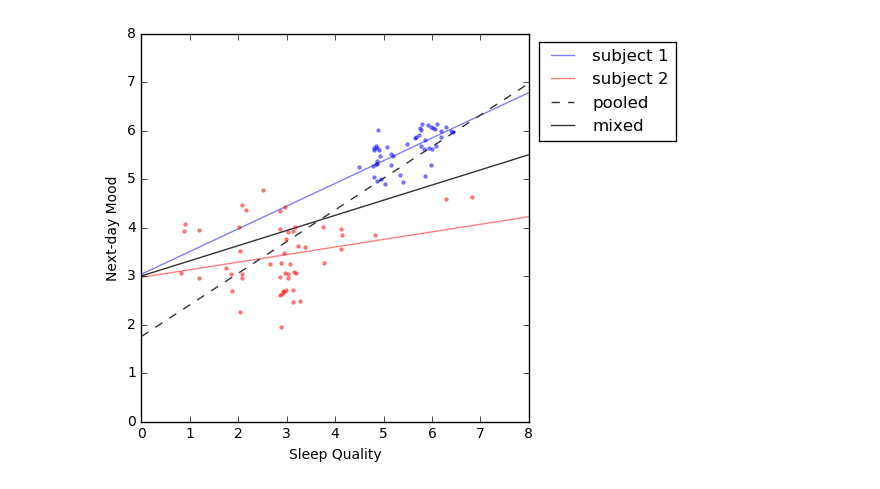
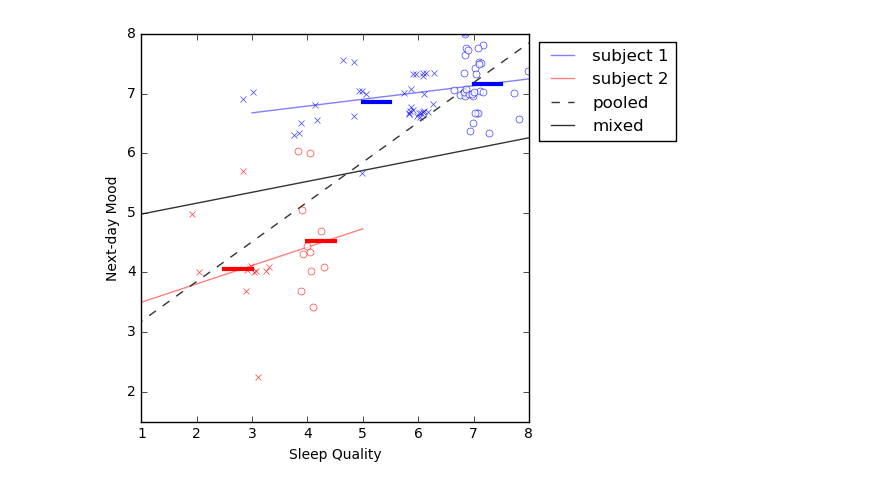
Before and after one commit to striantafillou/causality, a Jupyter notebook: mixed_effects.ipynb, the cells around one changed output. Drawn from its saved outputs; the diff is of its cells as text; code cells hidden in the pictures.

```diff
--- a/mixed_effects.ipynb
+++ b/mixed_effects.ipynb
@@ -32,14 +32,3 @@ data_all = data_all.reset_index(drop=True)
 with open('../CS120/Assessment/assessment.dat') as f:
     ass = pickle.load(f)
 f.close()
-# %%
-import matplotlib.pyplot as plt
-%matplotlib inline
-
-md = smf.mixedlm('mood ~ quality', data_all, groups=data_all['subject'], re_formula="~quality")
-mdf = md.fit()
-print mdf.summary()
-
-RE = np.array(mdf.random_effects)
-
-plt.hist(RE,10);
@@ -78,5 +34,0 @@ for i, subj in enumerate(subjects):
-# %%
-md = smf.mixedlm('quality ~ mood_prev', data_all, groups=data_all['subject'], re_formula="~mood_prev")
-mdf = md.fit()
-print mdf.summary()
-RE = np.array(mdf.random_effects)
@@ -206,32 +88,40 @@ from psm_causal_effects import psm_causal_effects
 import matplotlib.pyplot as plt
 %matplotlib inline
 
-ind1 = 40
-ind2 = 140
+np.random.seed(seed=1)
+
+noise_amp_mood = 0.05#0.075
+noise_amp_quality = 0.15#0.2
+
+ind1 = 6
+ind2 = 100
+
+# removing nan rows
+data1 = data[ind1].dropna()
+data1 = data1.reset_index(drop=True)
+data2 = data[ind2].dropna()
+data2 = data2.reset_index(drop=True)
 
 plt.figure(figsize=[5,5])
-plt.plot([0,8], [betas_s2m[ind1, 0],betas_s2m[ind1,0]+betas_s2m[ind1,1]*8], linewidth=1, alpha=.5, color=(0,0,1))
-plt.plot([0,8], [betas_s2m[ind2, 0],betas_s2m[ind2,0]+betas_s2m[ind2,1]*8], linewidth=1, alpha=.5, color=(1,0,0))
-#plt.plot([0,8], [mdf.params[0],mdf.params[0]+mdf.params[1]*8], color=(.2,.2,.2), linewidth=1)
+plt.plot([3,8], [betas_s2m[ind1, 0]+betas_s2m[ind1,1]*3,betas_s2m[ind1,0]+betas_s2m[ind1,1]*8], linewidth=1, alpha=.5, color=(0,0,1), linestyle='-')
+plt.plot([1,5], [betas_s2m[ind2, 0]+betas_s2m[ind2,1]*1,betas_s2m[ind2,0]+betas_s2m[ind2,1]*5], linewidth=1, alpha=.5, color=(1,0,0), linestyle='-')
 
-data_2  = pd.concat([data[ind1], data[ind2]],axis=0)
-data_2 = data_2[['subject','mood','quality','mood_prev','daytype']]
-data_2 = data_2.dropna()
-data_2 = data_2.reset_index(drop=True)
+data_p  = pd.concat([data1, data2],axis=0)
+data_p = data_p[['subject','mood','quality']]
 
 #pooled regression
-md = smf.glm('mood ~ quality', data_2)
+md = smf.glm('mood ~ quality', data_p)
 mdf = md.fit()
 plt.plot([0,8], [mdf.params[0],mdf.params[0]+mdf.params[1]*8], color=(.2,.2,.2), linewidth=1, linestyle='--')
 
 #mixed linear models regression
-# md = smf.mixedlm('quality ~ mood_prev', data_2, groups=data_2['subject'], re_formula="~mood_prev")
-md = smf.mixedlm('mood ~ quality', data_2, groups=data_2['subject'], re_formula="~quality")
+md = smf.mixedlm('mood ~ quality', data_p, groups=data_p['subject'], re_formula="~quality")
 mdf = md.fit()
 plt.plot([0,8], [mdf.params[0],mdf.params[0]+mdf.params[1]*8], color=(.2,.2,.2), linewidth=1)
 
 #psm
-# coef = psm_causal_effects(treatment=data_2['quality'], outcome=data_2['mood'], confound=['mood_prev','stress_prev','daytype'], scorefun='unmatched', output='linear')
+score1, ind_t1, ind_c1 = psm_causal_effects(treatment=data1['quality'], outcome=data1['mood'], confound=data1[['mood_prev','stress_prev','daytype','dow','act_prev','quality_prev','mean_temp']], scorefun='replacement', output='difference', return_indices=True)
+score2, ind_t2, ind_c2 = psm_causal_effects(treatment=data2['quality'], outcome=data2['mood'], confound=data2[['mood_prev','stress_prev','daytype','dow','act_prev','quality_prev','mean_temp']], scorefun='replacement', output='difference', return_indices=True)
 
 plt.xlabel('Sleep Quality')
 plt.ylabel('Next-day Mood')
@@ -240,9 +130,36 @@ plt.ylim([0,8])
 
 plt.legend(['subject 1','subject 2','pooled','mixed'],bbox_to_anchor=(1.4, 1))
 
-plt.plot(data[ind1]['quality']+0.2*np.random.randn(data[ind1].shape[0]),data[ind1]['mood']+0.075*np.random.randn(data[ind1].shape[0]),'.',markersize=5,\
-        color=(0,0,1),alpha=.5)
-plt.plot(data[ind2]['quality']+0.2*np.random.randn(data[ind2].shape[0]),data[ind2]['mood']+0.075*np.random.randn(data[ind2].shape[0]),'.',markersize=5,\
-        color=(1,0,0),alpha=.5)
-# plt.box('off')
+#noise vectors
+n_quality_1 = noise_amp_quality*np.random.randn(ind_t1.size)
+n_quality_2 = noise_amp_quality*np.random.randn(ind_t2.size)
+n_mood_1 = noise_amp_mood*np.random.randn(ind_t1.size)
+n_mood_2 = noise_amp_mood*np.random.randn(ind_t2.size)
+
+plt.plot(data1['quality'][ind_t1]+n_quality_1,data1['mood'][ind_t1]+n_mood_1,'o',markersize=5,\
+        markeredgecolor =(0,0,1),alpha=.75,markerfacecolor=(1,1,1))
+plt.plot(data1['quality'][ind_c1]+n_quality_1,data1['mood'][ind_c1]+n_mood_1,'x',markersize=5,\
+        markeredgecolor =(0,0,1),alpha=.75,markerfacecolor=(0,0,1))
+plt.plot([7,7.5],[np.mean(data1['mood'][ind_t1]),np.mean(data1['mood'][ind_t1])],color=(0,0,1),linewidth=3)
+plt.plot([5,5.5],[np.mean(data1['mood'][ind_c1]),np.mean(data1['mood'][ind_c1])],color=(0,0,1),linewidth=3)
+# for i in range(ind_t1.size):
+#     plt.plot([data1['quality'][ind_t1[i]]+n_quality_1[i], data1['quality'][ind_c1[i]]+n_quality_1[i]],\
+#              [data1['mood'][ind_t1[i]]+n_mood_1[i], data1['mood'][ind_c1[i]]+n_mood_1[i]],\
+#              '-', color = (0,0,1), alpha=.5, linewidth=.5)
+
+plt.plot(data2['quality'][ind_t2]+n_quality_2,data2['mood'][ind_t2]+n_mood_2,'o',markersize=5,\
+        markeredgecolor =(1,0,0),alpha=.75,markerfacecolor=(1,1,1))
+plt.plot(data2['quality'][ind_c2]+n_quality_2,data2['mood'][ind_c2]+n_mood_2,'x',markersize=5,\
+        markeredgecolor =(1,0,0),alpha=.75,markerfacecolor=(1,0,0))
+plt.plot([4,4.5],[np.mean(data2['mood'][ind_t2]),np.mean(data2['mood'][ind_t2])],color=(1,0,0),linewidth=3)
+plt.plot([2.5,3],[np.mean(data2['mood'][ind_c2]),np.mean(data2['mood'][ind_c2])],color=(1,0,0),linewidth=3)
+# for i in range(ind_t2.size):
+#     plt.plot([data2['quality'][ind_t2[i]]+n_quality_2[i], data2['quality'][ind_c2[i]]+n_quality_2[i]],\
+#              [data2['mood'][ind_t2[i]]+n_mood_2[i], data2['mood'][ind_c2[i]]+n_mood_2[i]],\
+#              '-', color = (1,0,0), alpha=.5, linewidth=.5)
+
+plt.ylim([1.5,8])
+plt.xlim([1,8])
+
+print score1,score2
 # %% [output]
@@ -250 +167 @@ plt.plot(data[ind2]['quality']+0.2*np.random.randn(data[ind2].shape[0]),data[ind
-[figure, old version]
+[figure, new version]
```
Also changed, not shown: parts of 12 cells of this notebook, 8 other files.
